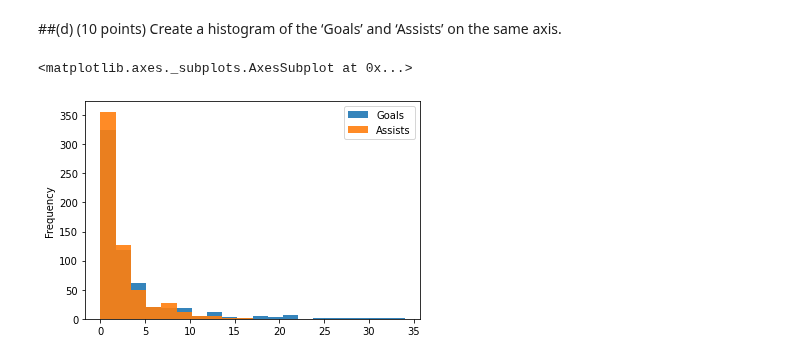
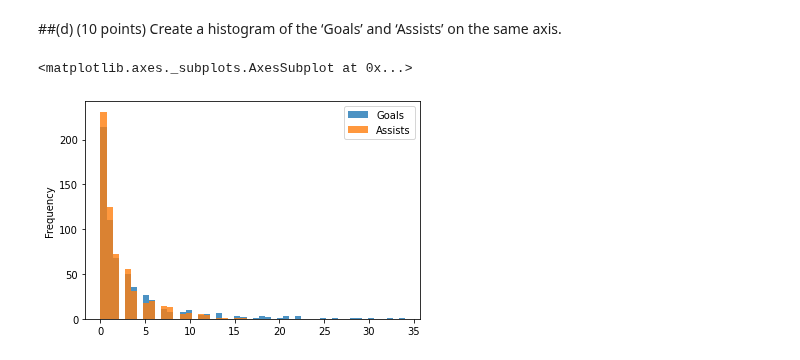
Before and after one commit to Nissun662/Data-Visual, a Jupyter notebook: Exam3.ipynb, the cells around one changed output. Cells and saved outputs as stored; diff of their text form; code cells hidden in the pictures.

```diff
--- a/Exam3.ipynb
+++ b/Exam3.ipynb
@@ -104,7 +104,7 @@ plt.show()
 # %% [markdown]
 ##(d) (10 points) Create a histogram of the ‘Goals’ and ‘Assists’ on the same axis.
 # %%
-df[['Goals','Assists']].plot.hist(alpha = 0.9, bins = 20)
+df[['Goals','Assists']].plot.hist(alpha = 0.8, bins = 50)
 # %% [output]
 <matplotlib.axes._subplots.AxesSubplot at 0x...>
-[figure, old version]
+[figure, new version]
```
Also changed, not shown: parts of 4 cells of this notebook.
